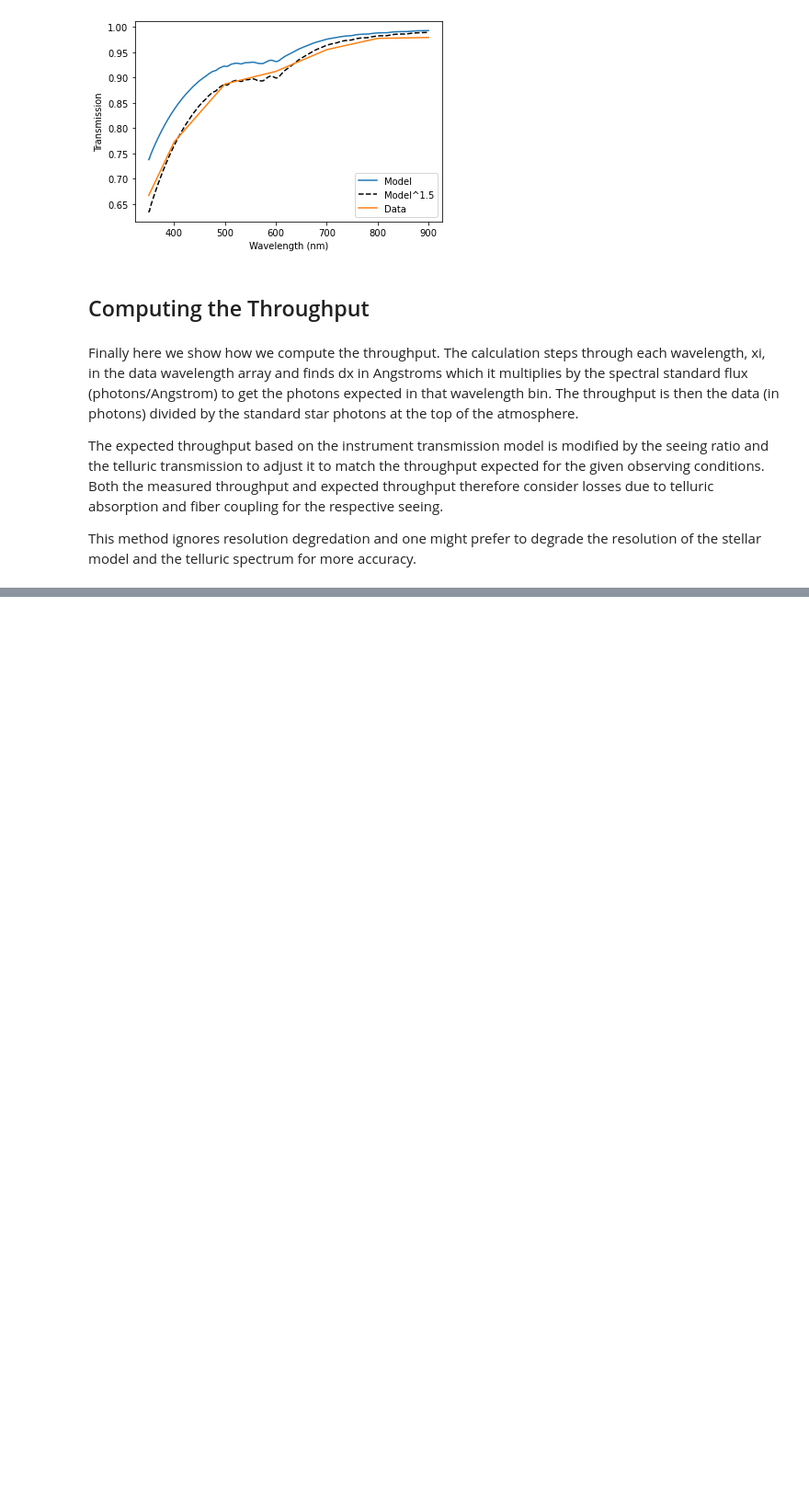
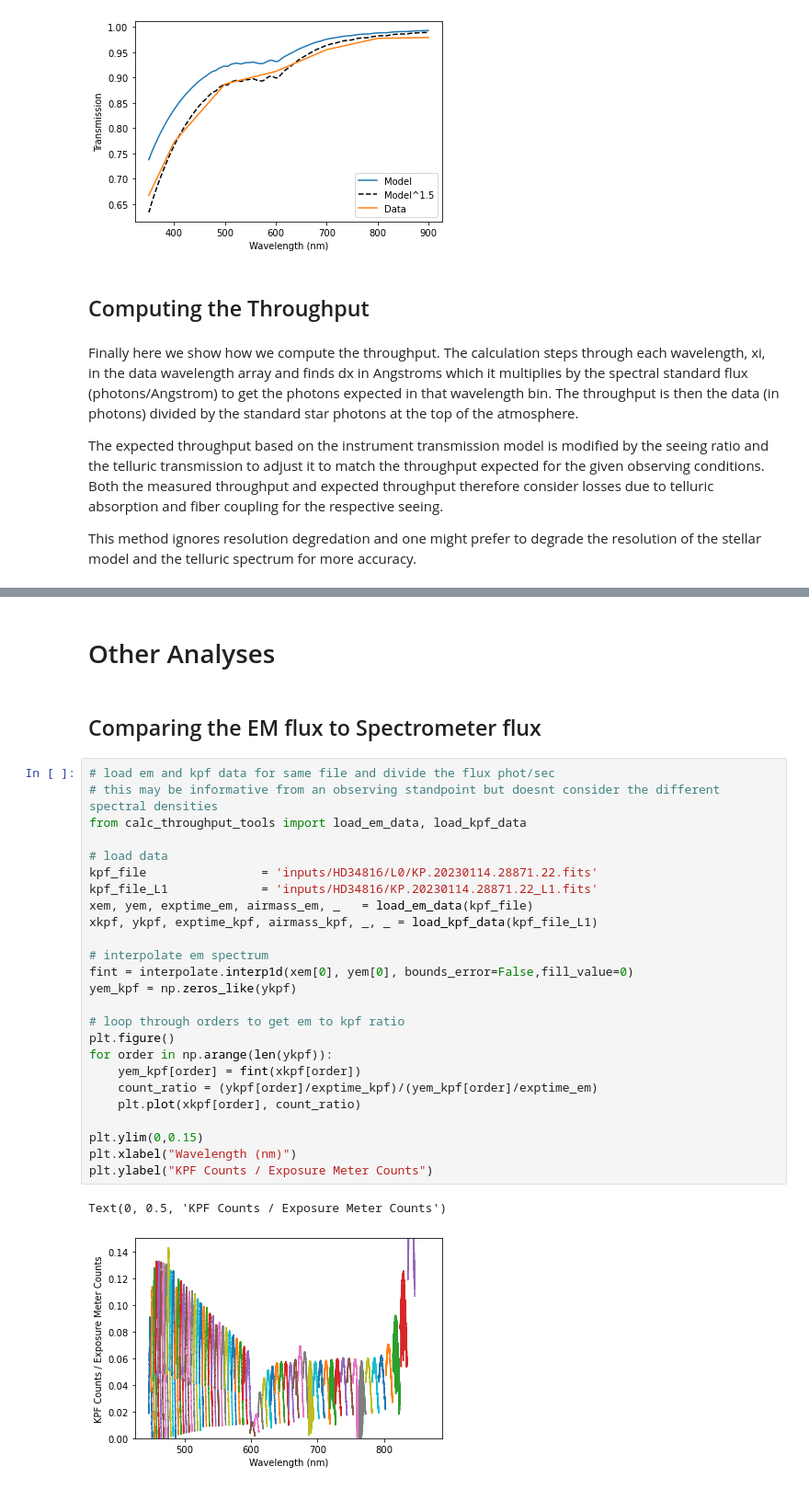
Before and after one commit to ashbake/kpf_cap1h, a Jupyter notebook: kpf_throughput_cap1h.ipynb, the cells around one changed output, grey strips where cells are left out. Shown at 92% size. Drawn from its saved outputs; the diff is of its cells as text; blank space fills up the shorter version.

```diff
--- a/kpf_throughput_cap1h.ipynb
+++ b/kpf_throughput_cap1h.ipynb
@@ -300,3 +336,35 @@ def compute_throughput(kpf_file,standard_spec_file,mode='kpf',seeing=1,expected_
         expected_throughput[order] = seeing_ratio * kpf_throughput_interp(xdat[order])*telluric_interp(xdat[order]) #throughput  model times telluric spec
 
     return xdat, measured_throughput, expected_throughput
+# %% [markdown]
+# Other Analyses
+# %% [markdown]
+## Comparing the EM  flux to Spectrometer flux
+# %%
+# load em and kpf data for same file and divide the flux phot/sec
+# this may be informative from an observing standpoint but doesnt consider the different spectral densities
+from calc_throughput_tools import load_em_data, load_kpf_data
+
+# load data
+kpf_file                = 'inputs/HD34816/L0/KP.20230114.28871.22.fits'
+kpf_file_L1             = 'inputs/HD34816/KP.20230114.28871.22_L1.fits'
+xem, yem, exptime_em, airmass_em, _   = load_em_data(kpf_file)
+xkpf, ykpf, exptime_kpf, airmass_kpf, _, _ = load_kpf_data(kpf_file_L1)
+
+# interpolate em spectrum
+fint = interpolate.interp1d(xem[0], yem[0], bounds_error=False,fill_value=0)
+yem_kpf = np.zeros_like(ykpf)
+
+# loop through orders to get em to kpf ratio
+plt.figure()
+for order in np.arange(len(ykpf)):
+    yem_kpf[order] = fint(xkpf[order])
+    count_ratio = (ykpf[order]/exptime_kpf)/(yem_kpf[order]/exptime_em)
+    plt.plot(xkpf[order], count_ratio)
+
+plt.ylim(0,0.15)
+plt.xlabel("Wavelength (nm)")
+plt.ylabel("KPF Counts / Exposure Meter Counts")
+# %% [output]
+Text(0, 0.5, 'KPF Counts / Exposure Meter Counts')
+[figure, added]
```
Also changed, not shown: parts of 10 cells of this notebook, 1 other file.
